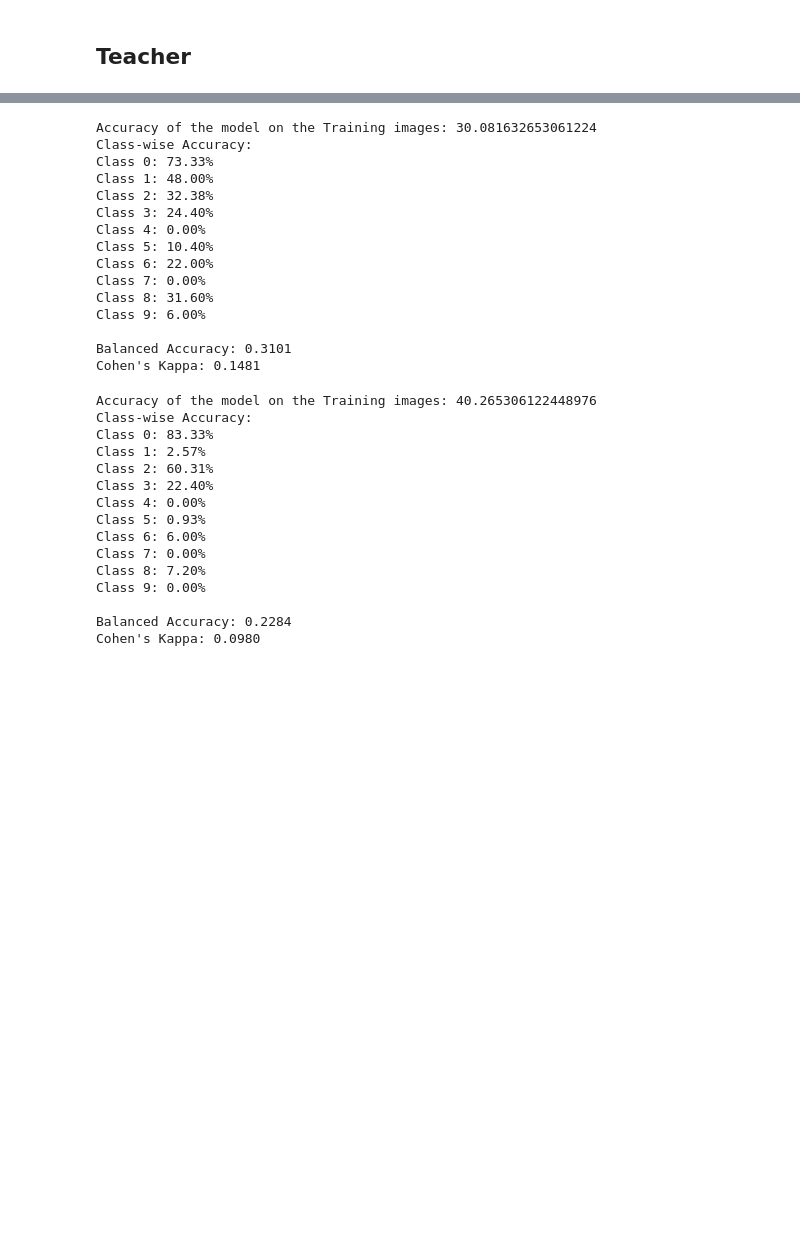
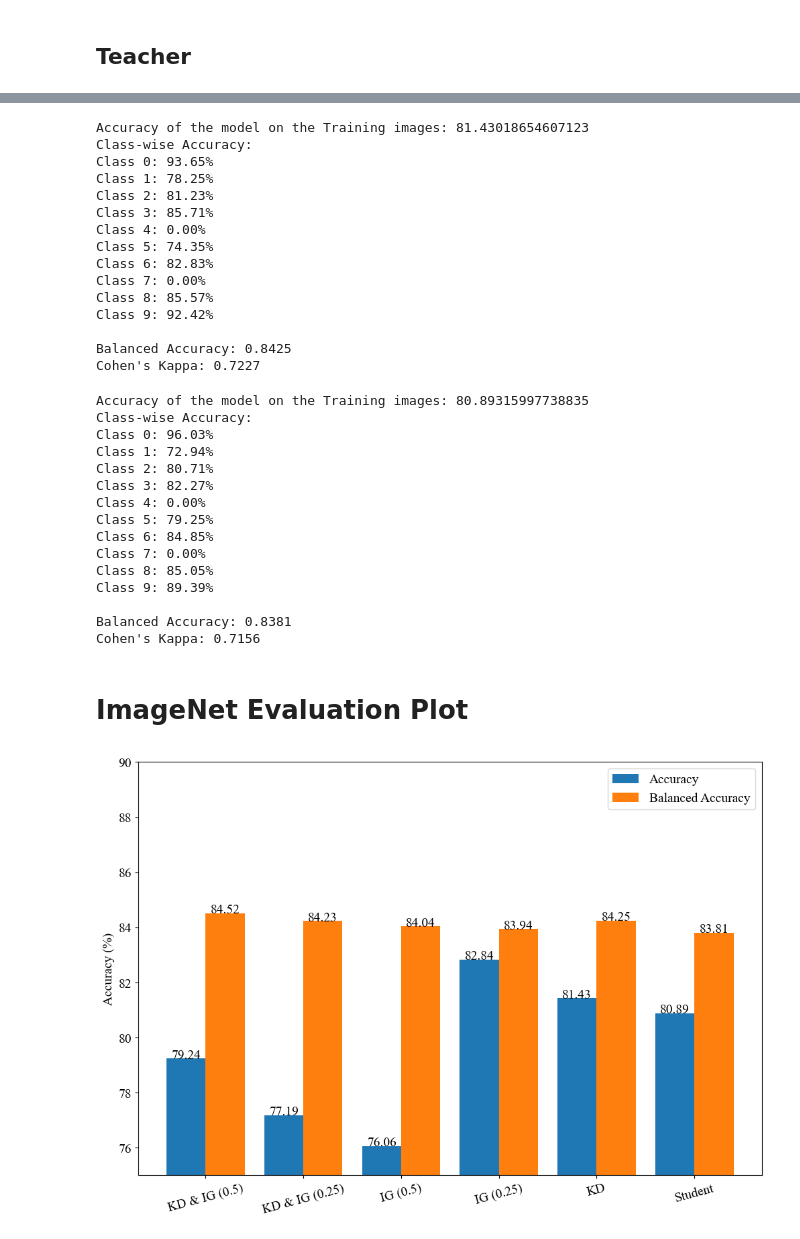
Before and after one commit to nordlinglab/ModelCompression-IntegratedGradients, a Jupyter notebook: Jupyter_notebooks/ImageNet.ipynb, the cells around one changed output, grey strips where cells are left out. Cells and saved outputs as stored; diff of their text form; code cells hidden in the pictures; blank space fills up the shorter version.

```diff
--- a/Jupyter_notebooks/ImageNet.ipynb
+++ b/Jupyter_notebooks/ImageNet.ipynb
@@ -1406,9 +1440,9 @@ KD.to(device)
 
 KD.load_state_dict(torch.load("../saved_models/KD.pt", weights_only=True))
 
-acc = test_model(model=KD, loader=student_dataloader, device=device)
+acc = test_model(model=KD, loader=filtered_student_dataloader, device=device)
 
-metrics = evaluate_model_performance(model=KD, dataloader=student_dataloader, device=device, num_classes=10)
+metrics = evaluate_model_performance(model=KD, dataloader=filtered_student_dataloader, device=device, num_classes=10)
 # Print class accuracy
 print("Class-wise Accuracy:")
 for class_idx, accuracy in metrics["class_accuracy"].items():
@@ -1426,30 +1460,30 @@ print(f"Cohen's Kappa: {metrics['cohen_kappa']:.4f}")
 # print("\nConfusion Matrix:")
 # print(metrics["confusion_matrix"])
 # %% [output]
-Accuracy of the model on the Training images: 30.081632653061224
+Accuracy of the model on the Training images: 81.43018654607123
 Class-wise Accuracy:
-Class 0: 73.33%
-Class 1: 48.00%
-Class 2: 32.38%
-Class 3: 24.40%
+Class 0: 93.65%
+Class 1: 78.25%
+Class 2: 81.23%
+Class 3: 85.71%
 Class 4: 0.00%
-Class 5: 10.40%
-Class 6: 22.00%
+Class 5: 74.35%
+Class 6: 82.83%
 Class 7: 0.00%
-Class 8: 31.60%
-Class 9: 6.00%
+Class 8: 85.57%
+Class 9: 92.42%
 
-Balanced Accuracy: 0.3101
-Cohen's Kappa: 0.1481
+Balanced Accuracy: 0.8425
+Cohen's Kappa: 0.7227
 # %%
 Student = SmallerMobileNet(mobilenet_v2(pretrained=False))
 Student.to(device)
 
 Student.load_state_dict(torch.load("../saved_models/Student.pt", weights_only=True))
 
-acc = test_model(model=Student, loader=student_dataloader, device=device)
+acc = test_model(model=Student, loader=filtered_student_dataloader, device=device)
 
-metrics = evaluate_model_performance(model=Student, dataloader=student_dataloader, device=device, num_classes=10)
+metrics = evaluate_model_performance(model=Student, dataloader=filtered_student_dataloader, device=device, num_classes=10)
 # Print class accuracy
 print("Class-wise Accuracy:")
 for class_idx, accuracy in metrics["class_accuracy"].items():
@@ -1467,18 +1501,42 @@ print(f"Cohen's Kappa: {metrics['cohen_kappa']:.4f}")
 # print("\nConfusion Matrix:")
 # print(metrics["confusion_matrix"])
 # %% [output]
-Accuracy of the model on the Training images: 40.265306122448976
+Accuracy of the model on the Training images: 80.89315997738835
 Class-wise Accuracy:
-Class 0: 83.33%
-Class 1: 2.57%
-Class 2: 60.31%
-Class 3: 22.40%
+Class 0: 96.03%
+Class 1: 72.94%
+Class 2: 80.71%
+Class 3: 82.27%
 Class 4: 0.00%
-Class 5: 0.93%
-Class 6: 6.00%
+Class 5: 79.25%
+Class 6: 84.85%
 Class 7: 0.00%
-Class 8: 7.20%
-Class 9: 0.00%
+Class 8: 85.05%
+Class 9: 89.39%
 
-Balanced Accuracy: 0.2284
-Cohen's Kappa: 0.0980
+Balanced Accuracy: 0.8381
+Cohen's Kappa: 0.7156
+# %% [markdown]
+# ImageNet Evaluation Plot
+# %%
+plt.figure(figsize=(12,8))
+plt.rcParams['font.family'] = 'Times New Roman'
+plt.rcParams['font.size'] = 14
+methods = ['KD & IG (0.5)', "KD & IG (0.25)", "IG (0.5)", "IG (0.25)", 'KD', 'Student']
+method = np.arange(len(methods))
+imagenet_acc = [79.24, 77.19, 76.06, 82.84, 81.43, 80.89]
+balanced_acc = [84.52, 84.23, 84.04, 83.94, 84.25, 83.81]
+plt.bar(method - 0.2, imagenet_acc, 0.4, label = 'Accuracy')
+plt.bar(method + 0.2, balanced_acc, 0.4, label = 'Balanced Accuracy')
+# plt.axhline(100, color='red', label='Teacher', linestyle='dashed')
+plt.legend()
+plt.xticks(method, methods, rotation=15)
+plt.ylabel("Accuracy (%)")
+plt.ylim(75, 90)
+for i in range(len(method)):
+    plt.text(i - 0.2, imagenet_acc[i], imagenet_acc[i], ha = 'center')
+    plt.text(i + 0.2, balanced_acc[i], balanced_acc[i], ha = 'center')
+plt.savefig("Hernandez2024_ImageNet_evaluation.pdf")
+plt.show()
+# %% [output]
+[figure, added]
```
Also changed, not shown: parts of 34 cells of this notebook, 7 other files.
